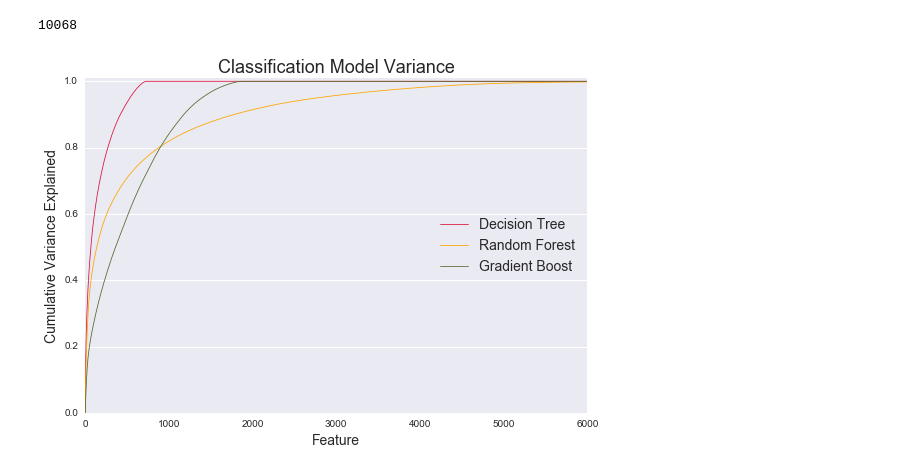
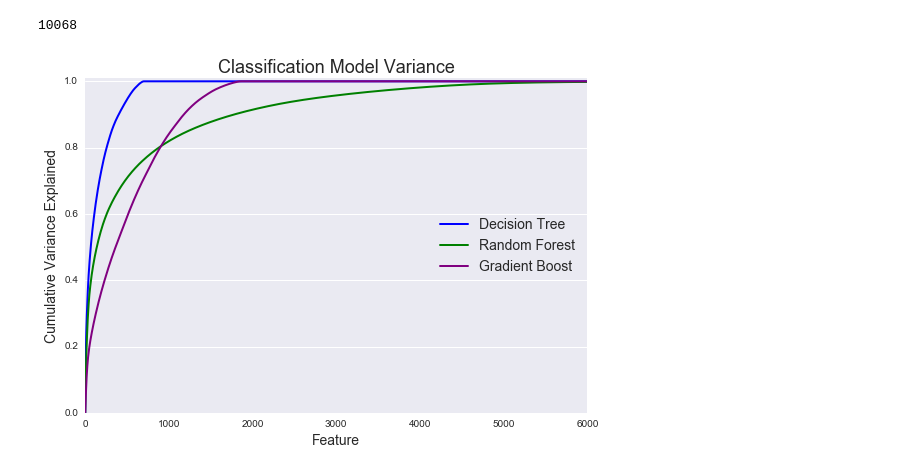
Before and after one commit to avmotamed/GA-Projects, a Jupyter notebook: Predicting_Click_Through/Book 6 - Decision Tree.ipynb, the cells around one changed output. Cells and saved outputs as stored; diff of their text form; code cells hidden in the pictures.

Commit message:
Fix colors in book 6

```diff
--- a/Predicting_Click_Through/Book 6 - Decision Tree.ipynb
+++ b/Predicting_Click_Through/Book 6 - Decision Tree.ipynb
@@ -489,22 +489,22 @@ len(gbc_sum)
 10068
 # %%
 plt.figure(figsize=(9,6))
-plt.plot(range(len(dtc_sum+1)), dtc_sum, color = 'Crimson', linewidth = 0.8, \
+plt.plot(range(len(dtc_sum+1)), dtc_sum, color = 'Blue', linewidth = 2.0, \
          label = 'Decision Tree')
-plt.plot(range(len(rfc_sum+1)), rfc_sum, color = 'Orange', linewidth = 0.8, \
+plt.plot(range(len(rfc_sum+1)), rfc_sum, color = 'Green', linewidth = 2.0, \
          label = 'Random Forest')
-plt.plot(range(len(gbc_sum+1)), gbc_sum, color = 'DarkOliveGreen', linewidth = 0.8, \
+plt.plot(range(len(gbc_sum+1)), gbc_sum, color = 'Purple', linewidth = 2.0, \
          label = 'Gradient Boost')
 plt.xlim([-0.1, 6000])
 plt.ylim([0, 1.01])
 
 
 plt.xlabel('Feature', fontsize=14)
 plt.ylabel('Cumulative Variance Explained', fontsize=14)
 plt.title('Classification Model Variance', fontsize = 18)
 plt.grid(which = 'major',axis = 'x')
 plt.legend(loc='center right', fontsize = 14)
 
 plt.show()
 # %% [output]
-[figure, old version]
+[figure, new version]
```
Also changed, not shown: parts of 13 cells of this notebook.
